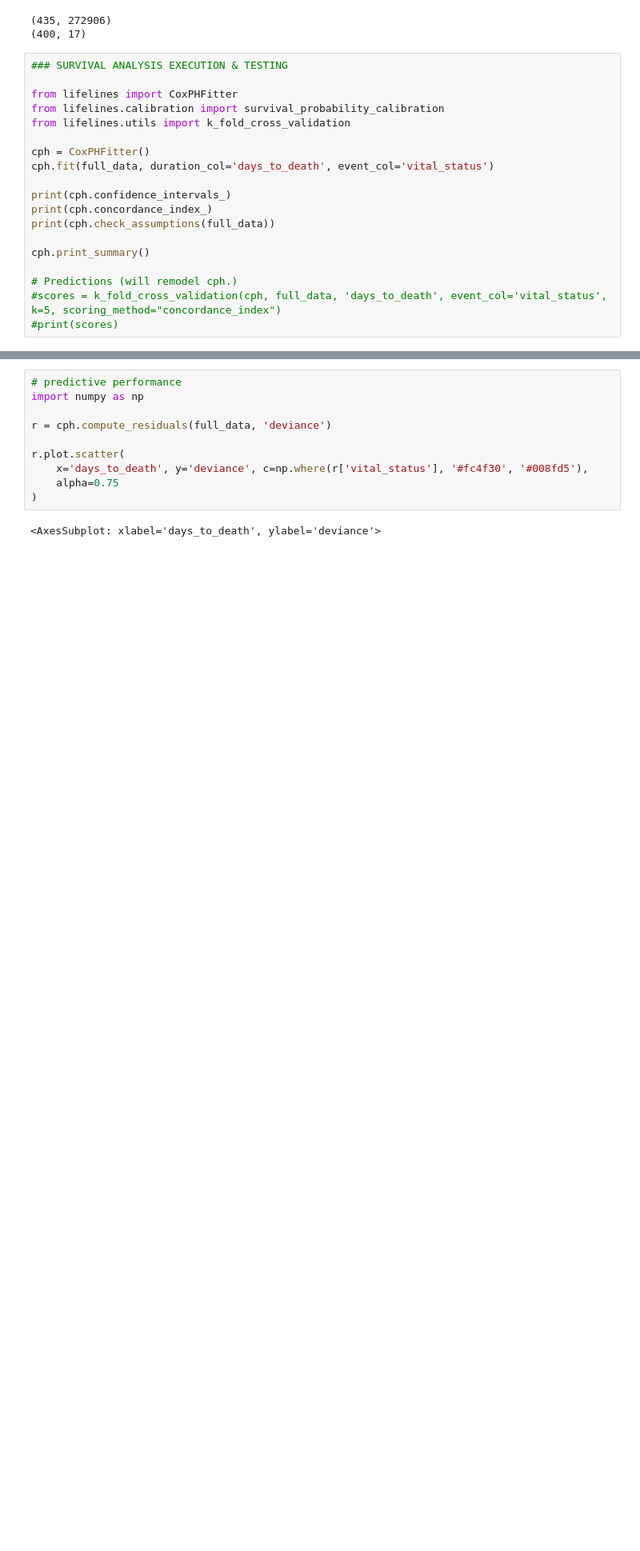
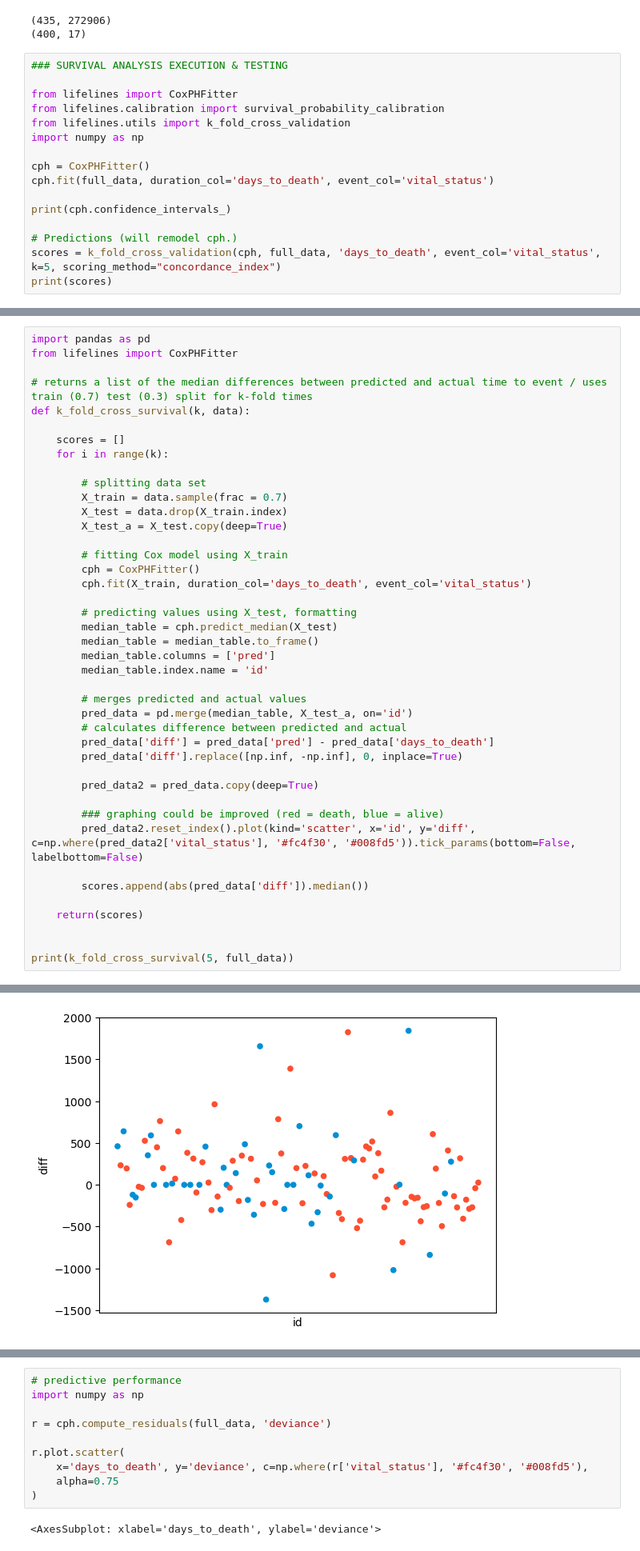
Before and after one commit to zacksiegfried/methylspan, a Jupyter notebook: notebooks/modeling.ipynb, the cells around one changed output, grey strips where cells are left out. Shown at 80% size. Drawn from its saved outputs; the diff is of its cells as text; blank space fills up the shorter version.

Commit message:
k-fold survival pred graphs

```diff
--- a/notebooks/modeling.ipynb
+++ b/notebooks/modeling.ipynb
@@ -56,19 +56,16 @@ print(full_data.shape)
 from lifelines import CoxPHFitter
 from lifelines.calibration import survival_probability_calibration
 from lifelines.utils import k_fold_cross_validation
+import numpy as np
 
 cph = CoxPHFitter()
 cph.fit(full_data, duration_col='days_to_death', event_col='vital_status')
 
 print(cph.confidence_intervals_)
-print(cph.concordance_index_)
-print(cph.check_assumptions(full_data))
-
-cph.print_summary()
 
 # Predictions (will remodel cph.)
-#scores = k_fold_cross_validation(cph, full_data, 'days_to_death', event_col='vital_status', k=5, scoring_method="concordance_index")
-#print(scores)
+scores = k_fold_cross_validation(cph, full_data, 'days_to_death', event_col='vital_status', k=5, scoring_method="concordance_index")
+print(scores)
 # %% [output]
            95% lower-bound  95% upper-bound
 covariate
@@ -120,0 +88,43 @@ Proportional hazard assumption looks okay.
+# %%
+import pandas as pd
+from lifelines import CoxPHFitter
+
+# returns a list of the median differences between predicted and actual time to event / uses train (0.7) test (0.3) split for k-fold times
+def k_fold_cross_survival(k, data):
+
+    scores = []
+    for i in range(k):
+
+        # splitting data set
+        X_train = data.sample(frac = 0.7)
+        X_test = data.drop(X_train.index)
+        X_test_a = X_test.copy(deep=True)
+
+        # fitting Cox model using X_train
+        cph = CoxPHFitter()
+        cph.fit(X_train, duration_col='days_to_death', event_col='vital_status')
+
+        # predicting values using X_test, formatting
+        median_table = cph.predict_median(X_test)
+        median_table = median_table.to_frame()
+        median_table.columns = ['pred']
+        median_table.index.name = 'id'
+
+        # merges predicted and actual values
+        pred_data = pd.merge(median_table, X_test_a, on='id')
+        # calculates difference between predicted and actual
+        pred_data['diff'] = pred_data['pred'] - pred_data['days_to_death']
+        pred_data['diff'].replace([np.inf, -np.inf], 0, inplace=True)
+
+        pred_data2 = pred_data.copy(deep=True)
+
+        ### graphing could be improved (red = death, blue = alive)
+        pred_data2.reset_index().plot(kind='scatter', x='id', y='diff', c=np.where(pred_data2['vital_status'], '#fc4f30', '#008fd5')).tick_params(bottom=False, labelbottom=False)
+
+        scores.append(abs(pred_data['diff']).median())
+
+    return(scores)
+
+
+print(k_fold_cross_survival(5, full_data))
+# %% [output]
@@ -120,0 +132 @@ Proportional hazard assumption looks okay.
+[figure, added]
```
Also changed, not shown: parts of 2 cells of this notebook.
